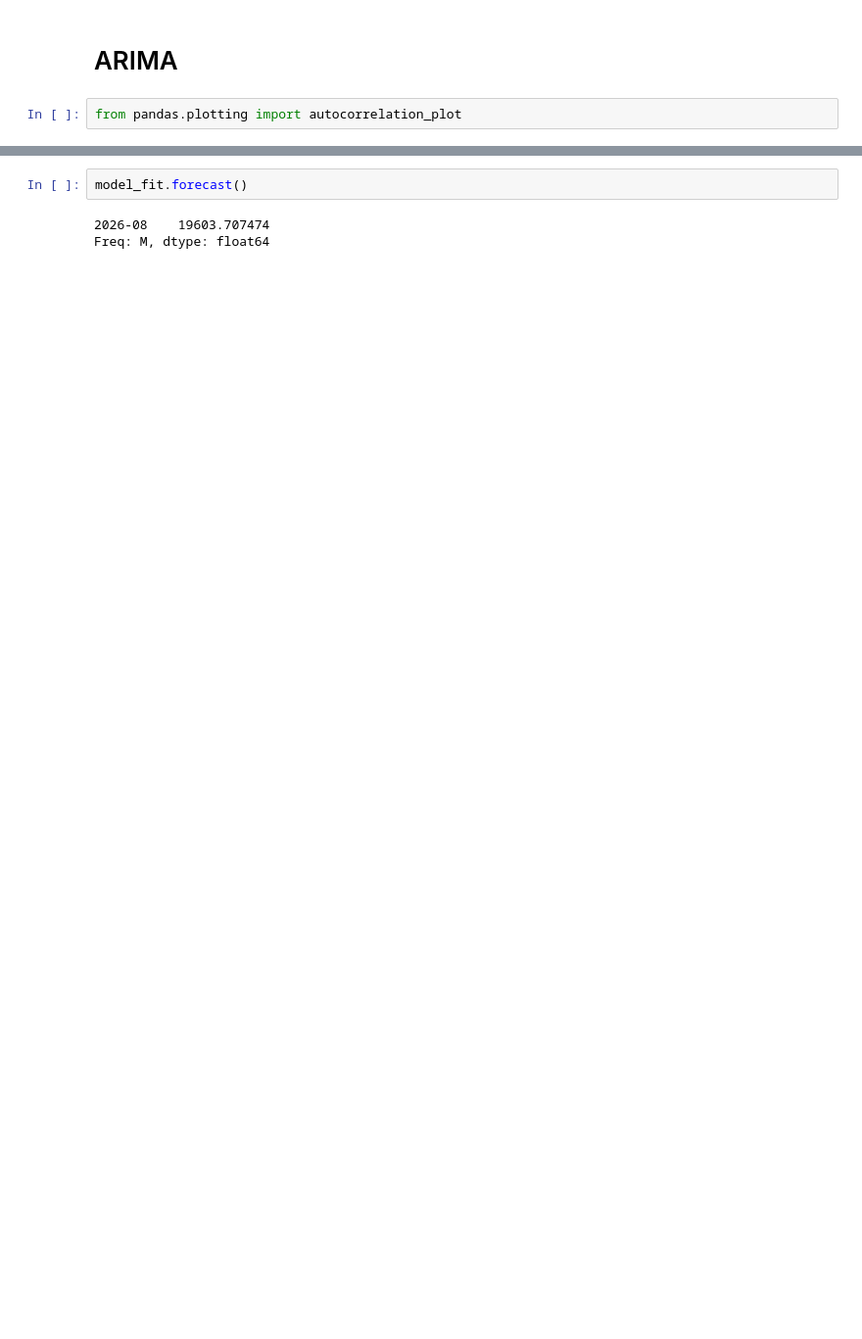
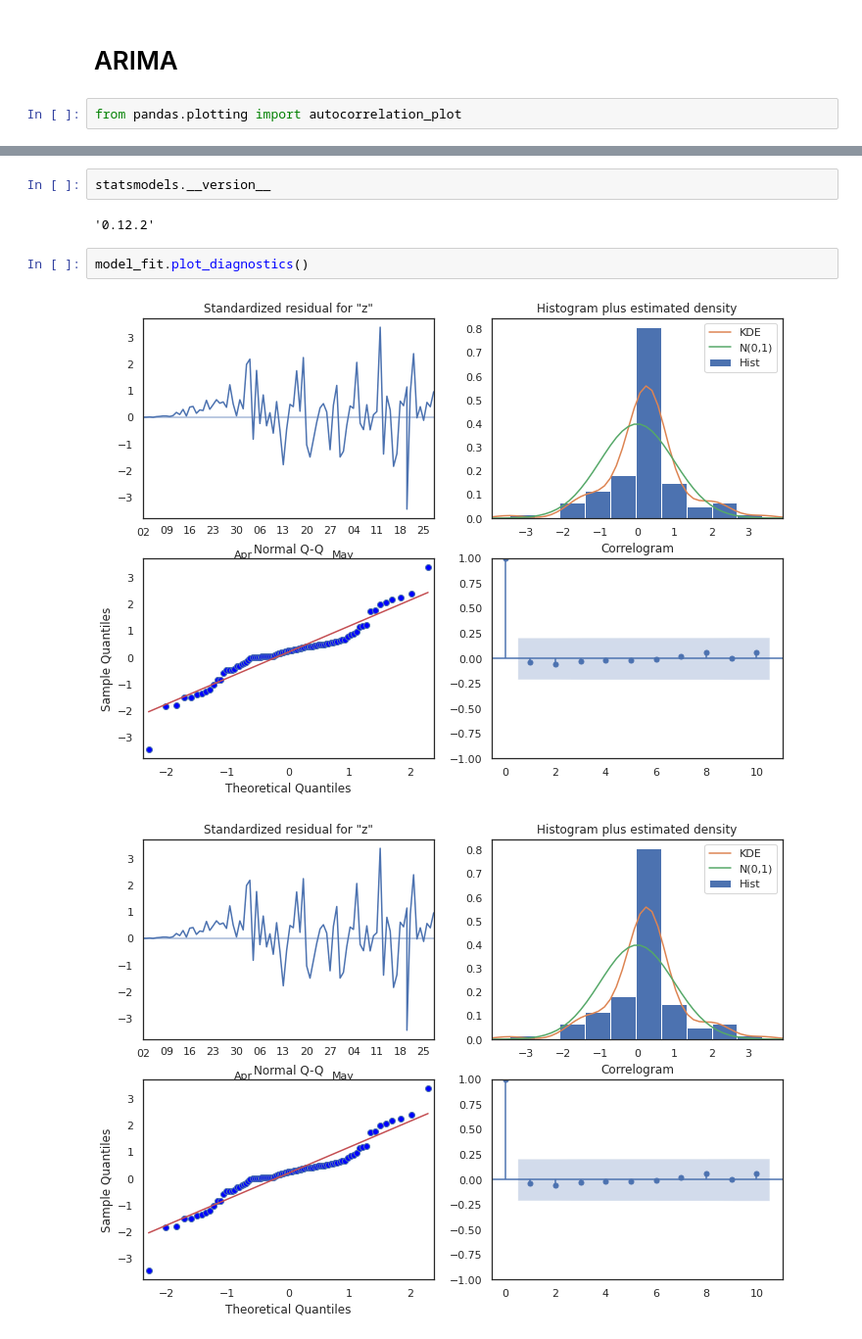
Before and after one commit to knmlprz/corona-analysis-1, a Jupyter notebook: notebooks/Analiza.ipynb, the cells around one changed output, grey strips where cells are left out. Shown at 98% size. Saved outputs shown, nothing was run; the diff lists cells and outputs as text; blank space fills up the shorter version.

```diff
--- a/notebooks/Analiza.ipynb
+++ b/notebooks/Analiza.ipynb
@@ -453,5 +546,9 @@ max    251.114475
+# %%
+statsmodels.__version__
+# %% [output]
+'0.12.2'
 # %%
-model_fit.forecast()
+model_fit.plot_diagnostics()
 # %% [output]
-2026-08    19603.707474
-Freq: M, dtype: float64
+[figure, added]
+[figure, added]
```
Also changed, not shown: parts of 30 cells of this notebook.
